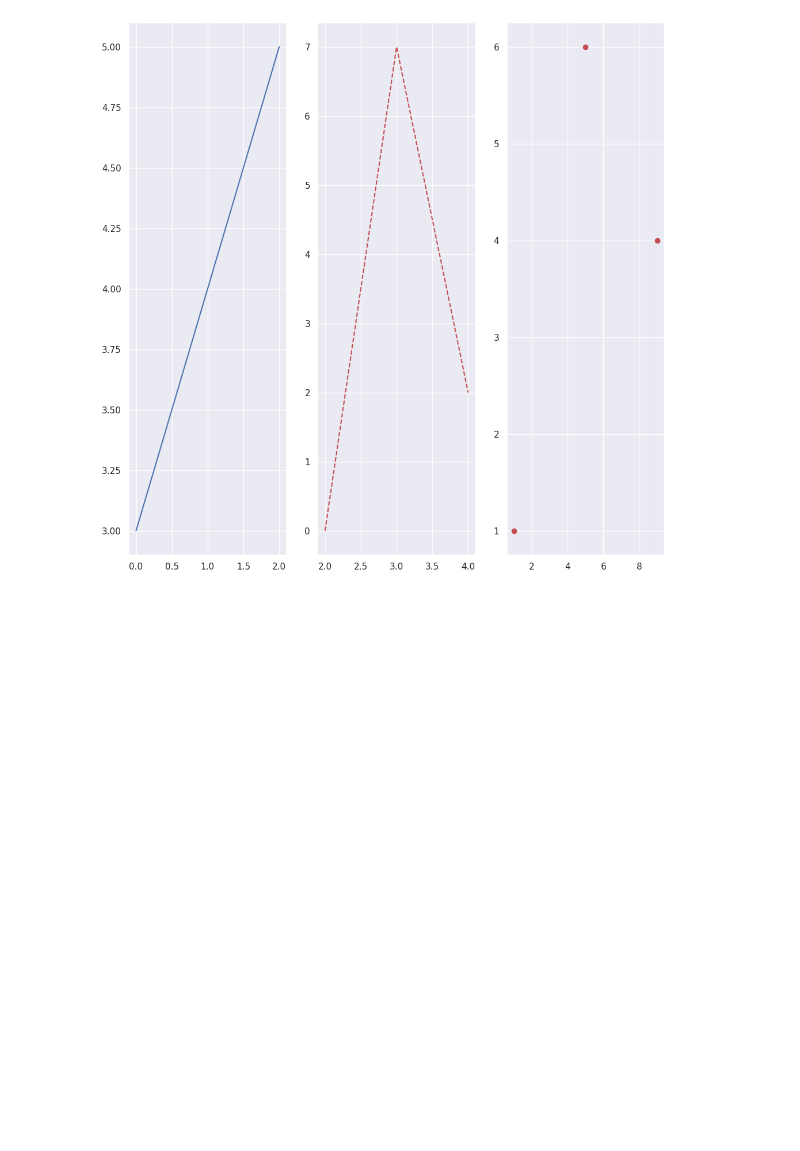
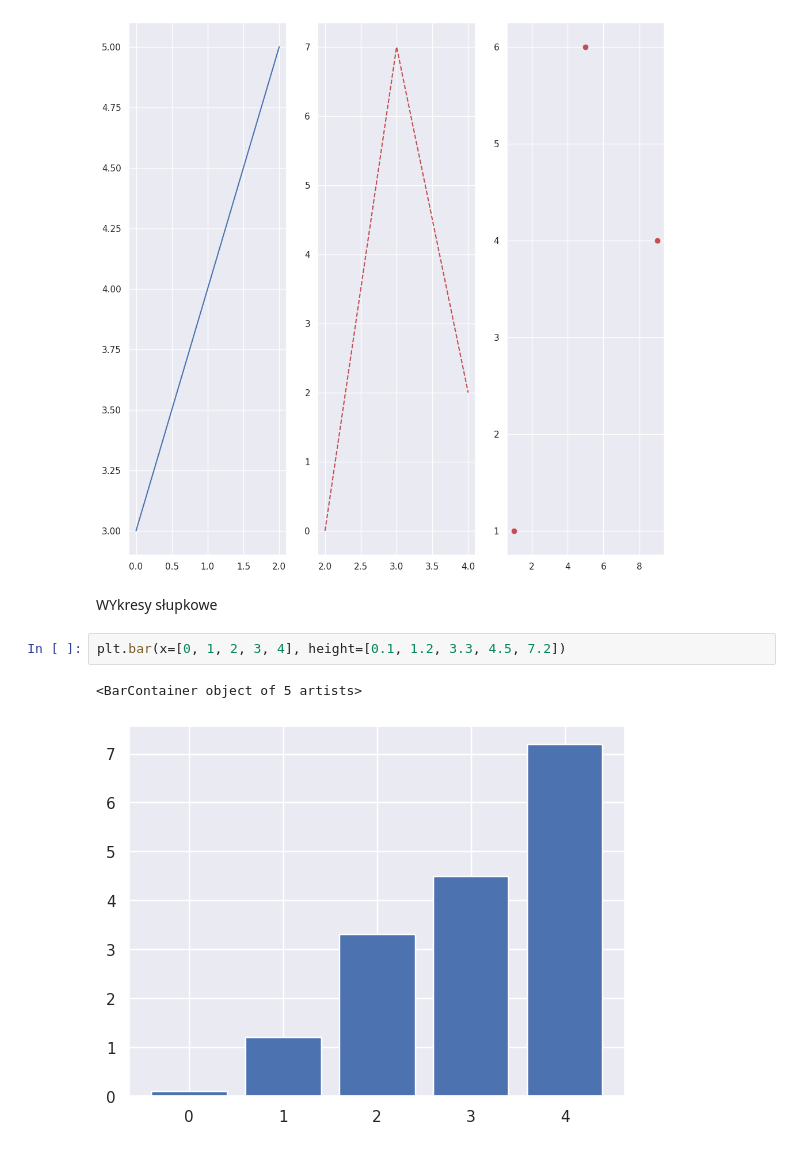
Before and after one commit to yot85/Data-Science-Bootcamp, a Jupyter notebook: 04_data_visualization/01_matplotlib_intro.ipynb, the cells around one changed output. Cells and saved outputs as stored; diff of their text form; blank space fills up the shorter version.

```diff
--- a/04_data_visualization/01_matplotlib_intro.ipynb
+++ b/04_data_visualization/01_matplotlib_intro.ipynb
@@ -70,3 +70,10 @@ plt.plot([9,1,5], [4, 1, 6], 'ro')
 fig.show()
 # %% [output]
 [figure]
+# %% [markdown]
+WYkresy słupkowe
+# %%
+plt.bar(x=[0, 1, 2, 3, 4], height=[0.1, 1.2, 3.3, 4.5, 7.2])
+# %% [output]
+<BarContainer object of 5 artists>
+[figure, added]
```
Also changed, not shown: parts of 5 cells of this notebook.
